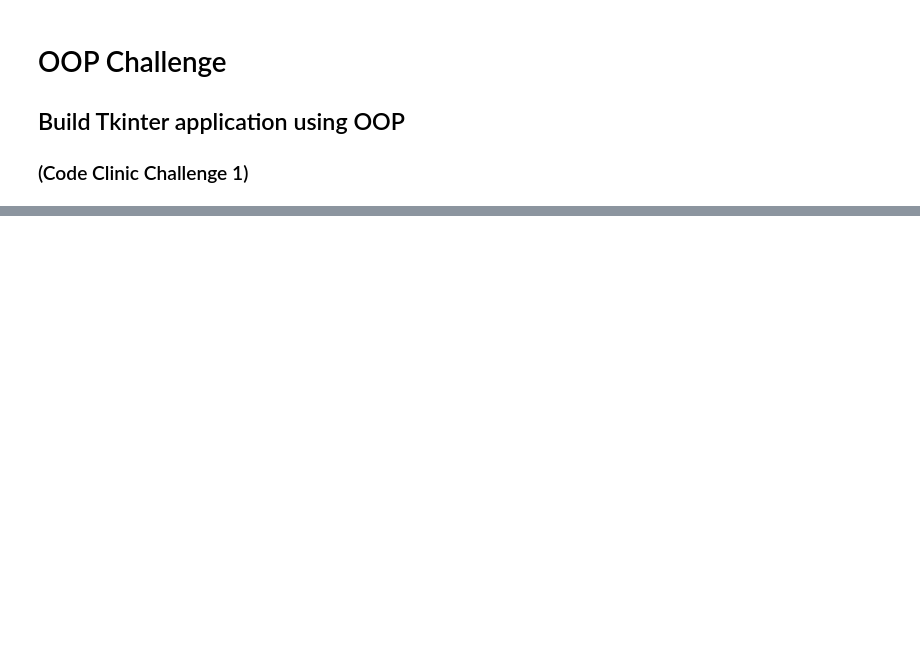
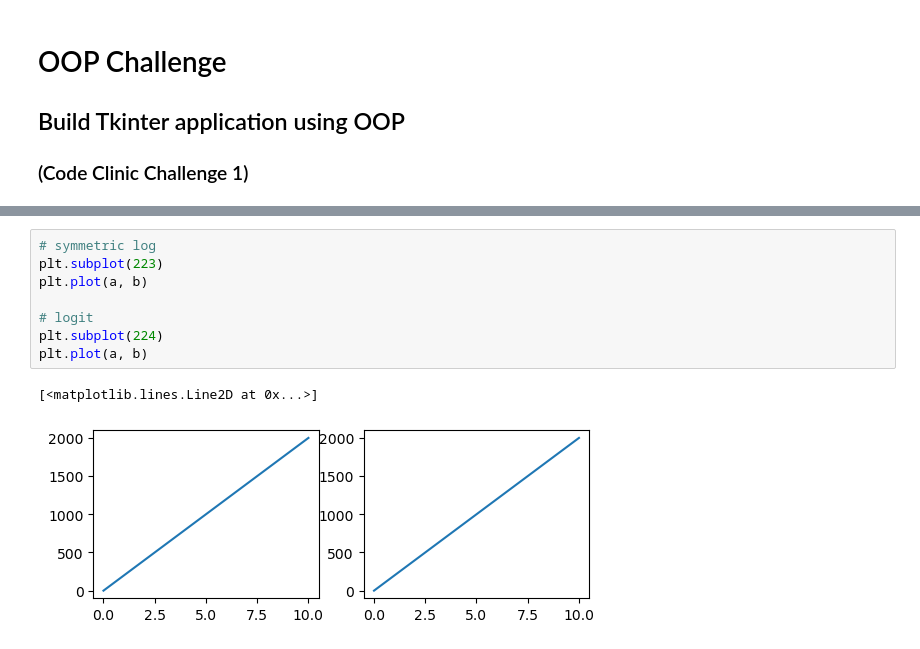
Before and after one commit to mdr-datascience/edu-repo, a Jupyter notebook: Python_OOP/oop-challenge.ipynb, the cells around one changed output, grey strips where cells are left out. Drawn from its saved outputs; the diff is of its cells as text; blank space fills up the shorter version.

```diff
--- a/Python_OOP/oop-challenge.ipynb
+++ b/Python_OOP/oop-challenge.ipynb
@@ -45,0 +37,11 @@ fig = plt.figure()
+# %%
+# symmetric log
+plt.subplot(223)
+plt.plot(a, b)
+
+# logit
+plt.subplot(224)
+plt.plot(a, b)
+# %% [output]
+[<matplotlib.lines.Line2D at 0x...>]
+[figure, added]
```
Also changed, not shown: parts of 11 cells of this notebook.
